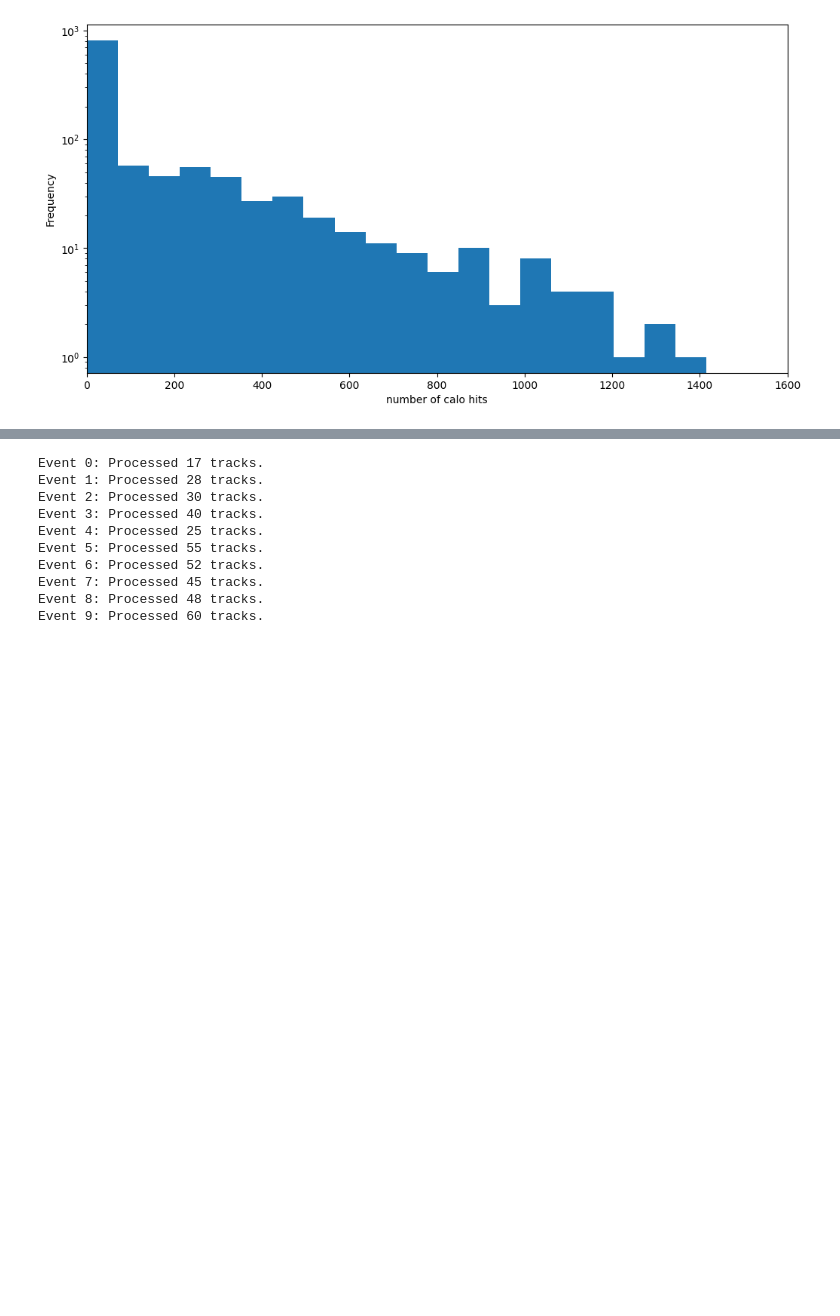
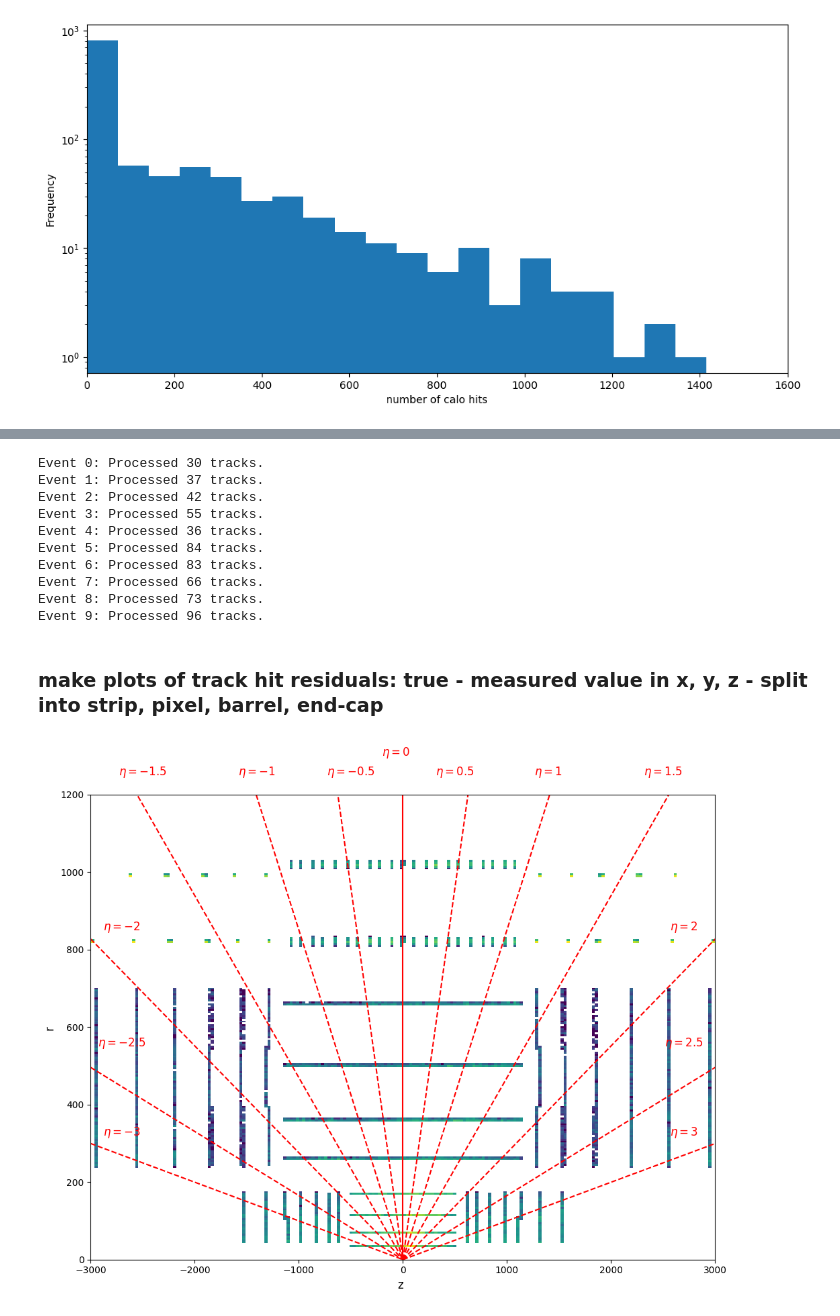
Before and after one commit to FinnbarWilson/Project_HEP, a Jupyter notebook: Code/Issue#2.ipynb, the cells around one changed output, grey strips where cells are left out. Saved outputs shown, nothing was run; the diff lists cells and outputs as text; code cells hidden in the pictures; blank space fills up the shorter version.

Commit message:
track hit residuals

```diff
--- a/Code/Issue#2.ipynb
+++ b/Code/Issue#2.ipynb
@@ -112,7 +117,7 @@ for n in range(10):
     particles = particles[abs(particles['vx']) < 1]
     particles = particles[abs(particles['vy']) < 1]
     particles['pT'] = np.sqrt(particles['px']**2 + particles['py']**2)
-    particles = particles[particles['pT'] > 1]
+    particles = particles[particles['pT'] > 0.5]
 
     # Getting tracker hits that match the particles
     particles_id = particles["particle_id"].unique()
@@ -145,13 +150,69 @@ output_filename = 'data/tracks_data.json'
 with open(output_filename, 'w') as f:
     json.dump(all_events_data, f, indent=4)
 # %% [output]
-Event 0: Processed 17 tracks.
-Event 1: Processed 28 tracks.
-Event 2: Processed 30 tracks.
-Event 3: Processed 40 tracks.
-Event 4: Processed 25 tracks.
-Event 5: Processed 55 tracks.
-Event 6: Processed 52 tracks.
-Event 7: Processed 45 tracks.
-Event 8: Processed 48 tracks.
-Event 9: Processed 60 tracks.
+Event 0: Processed 30 tracks.
+Event 1: Processed 37 tracks.
+Event 2: Processed 42 tracks.
+Event 3: Processed 55 tracks.
+Event 4: Processed 36 tracks.
+Event 5: Processed 84 tracks.
+Event 6: Processed 83 tracks.
+Event 7: Processed 66 tracks.
+Event 8: Processed 73 tracks.
+Event 9: Processed 96 tracks.
+# %% [markdown]
+### make plots of track hit residuals: true - measured value in x, y, z - split into strip, pixel, barrel, end-cap
+# %%
+import matplotlib.pyplot as plt
+import matplotlib.colors as colors
+import numpy as np
+
+r = np.sqrt(tracker_hits['x']**2 + tracker_hits['y']**2)
+z = tracker_hits['z']
+
+plt.figure(figsize=(12, 9))
+plt.hist2d(z, r, bins=200, norm=colors.LogNorm())
+
+plt.xlabel('z ', fontsize=12)
+plt.ylabel('r ', fontsize=12)
+
+z_max = 3000
+r_max = 1200
+plt.xlim(-z_max, z_max)
+plt.ylim(0, r_max)
+
+eta_values = [0, 0.5, 1, 1.5, 2, 2.5, 3]
+z_range_positive = np.array([0, z_max])
+z_range_negative = np.array([-z_max, 0])
+
+for eta_val in eta_values:
+    if eta_val == 0:
+        # eta = 0 corresponds to theta = pi/2, which is the line z = 0
+        plt.axvline(x = 0,ymin = 0, ymax = 1200, c = 'r', label='$\eta=0$' )
+        plt.text(-200, 1300, '$\eta = 0$', color='red', ha='left', fontsize=12)
+    else:
+        # Calculate theta from eta: theta = 2 * arctan(exp(-eta))
+        theta = 2 * np.arctan(np.exp(-eta_val))
+
+        # Calculate the slope: r/z = tan(theta)
+        slope = np.tan(theta)
+
+        # Calculate r values for positive and negative z
+        r_vals_positive = slope * z_range_positive
+        r_vals_negative = slope * np.abs(z_range_negative) # r is always positive
+
+        # Plot the lines
+        plt.plot(z_range_positive, r_vals_positive, 'r--')
+        plt.plot(z_range_negative, r_vals_negative, 'r--')
+
+        # Add text labels for eta
+        label_y = {"0.5":1250,"1":1250,"1.5":1250,"2":850,"2.5":550,"3":320}
+        label_x = {"0.5":500,"1":1400,"1.5":2500,"2":2700,"2.5":2700,"3":2700}
+        # Positive eta side
+        plt.text(label_x[f"{eta_val}"], label_y[f"{eta_val}"], f'$\eta = {eta_val}$',
+                 color='red', ha='center', fontsize=12)
+        # Negative eta side
+        plt.text(-label_x[f"{eta_val}"], label_y[f"{eta_val}"], f'$\eta = -{eta_val}$',
+                 color='red', ha='center', fontsize=12)
+# %% [output]
+[figure, added]
```
Also changed, not shown: parts of 2 cells of this notebook, 2 other files.
